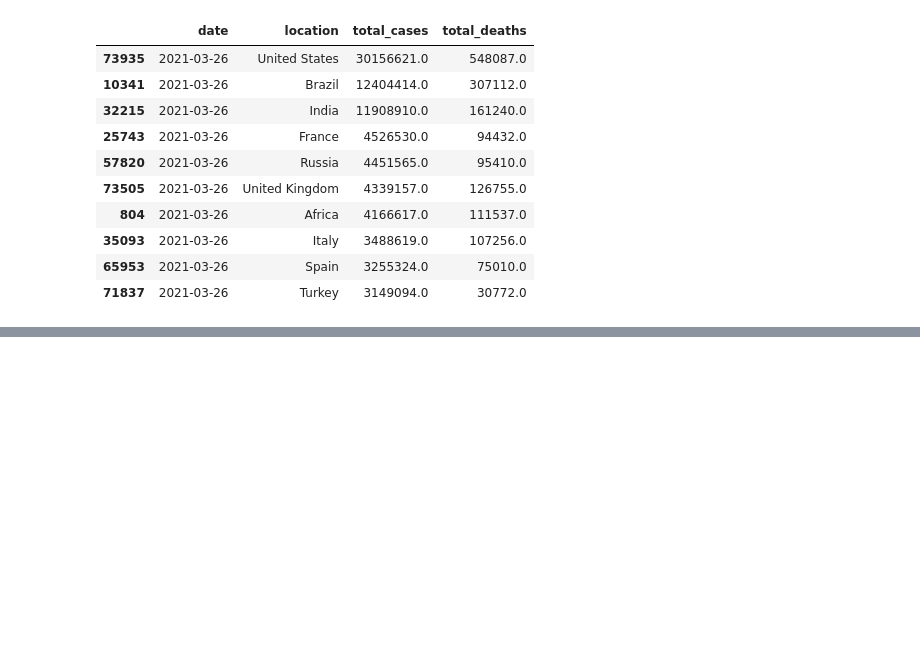
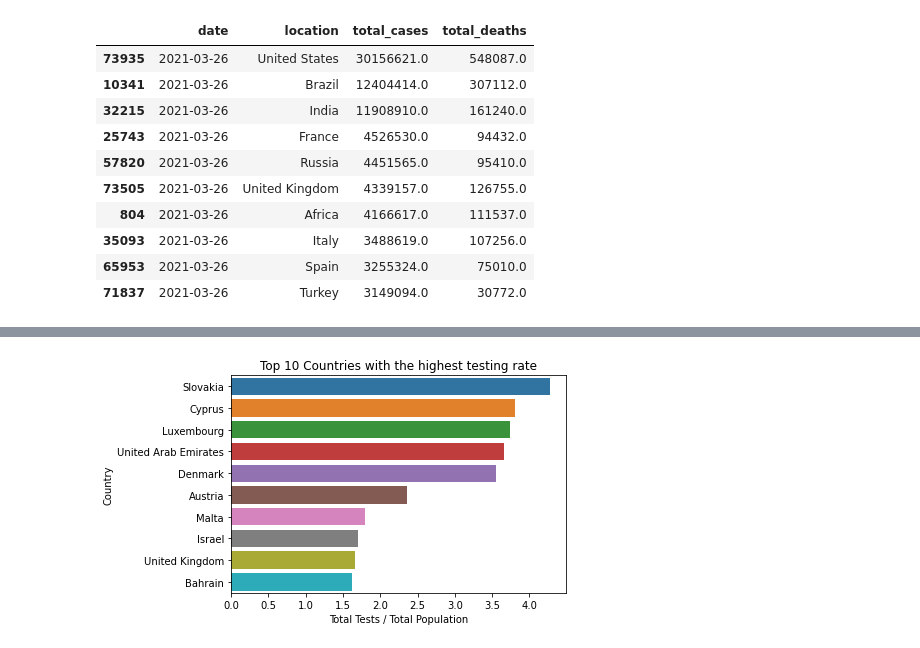
Before and after one commit to ezrc2/covid-vaccine-analysis, a Jupyter notebook: covid-analysis.ipynb, the cells around one changed output, grey strips where cells are left out. Saved outputs shown, nothing was run; the diff lists cells and outputs as text; code cells hidden in the pictures; blank space fills up the shorter version.

```diff
--- a/covid-analysis.ipynb
+++ b/covid-analysis.ipynb
@@ -52,0 +73,8 @@ plt.show()
+# %%
+sns.barplot(y = testing_rate.index, x = testing_rate.values, orient = "horizontal")
+plt.title('Top 10 Countries with the highest testing rate')
+plt.xlabel('Total Tests / Total Population')
+plt.ylabel('Country')
+plt.show()
+# %% [output]
+[figure, added]
```
Also changed, not shown: parts of 6 cells of this notebook.
